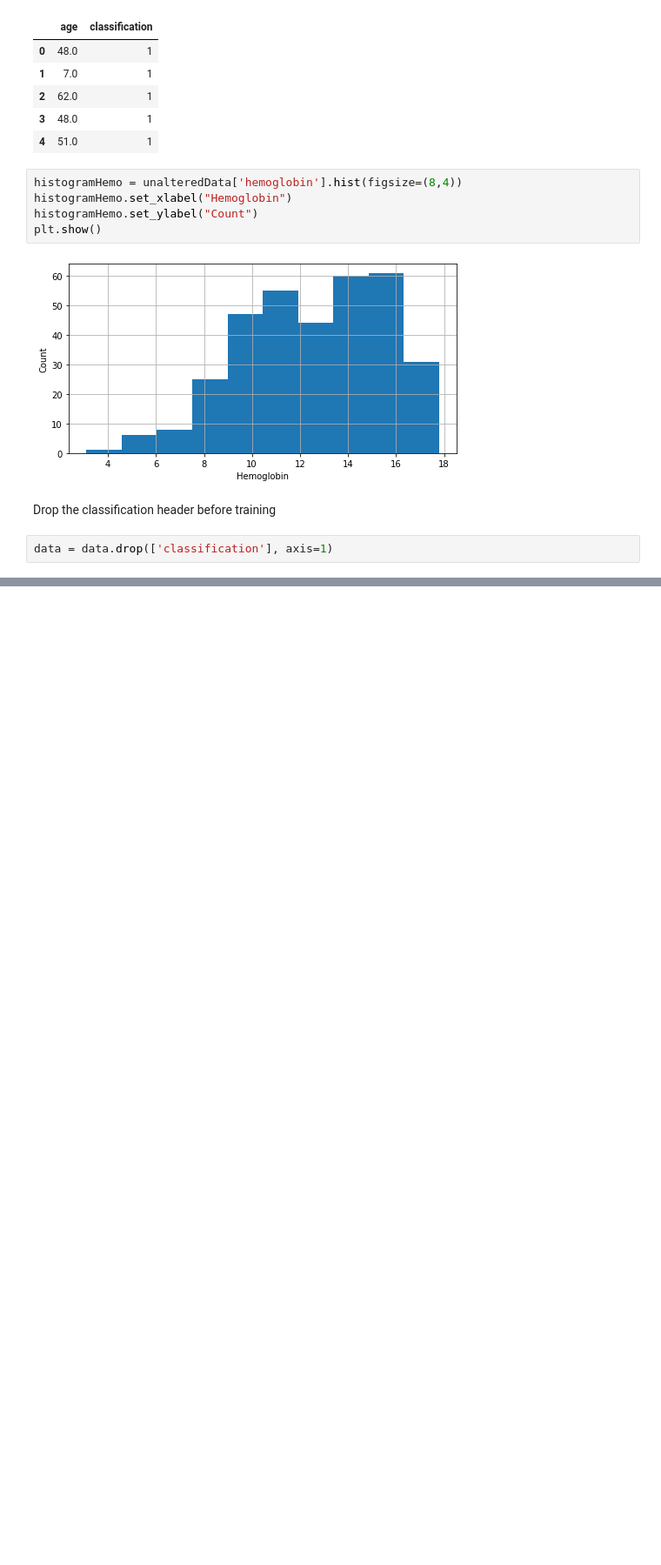
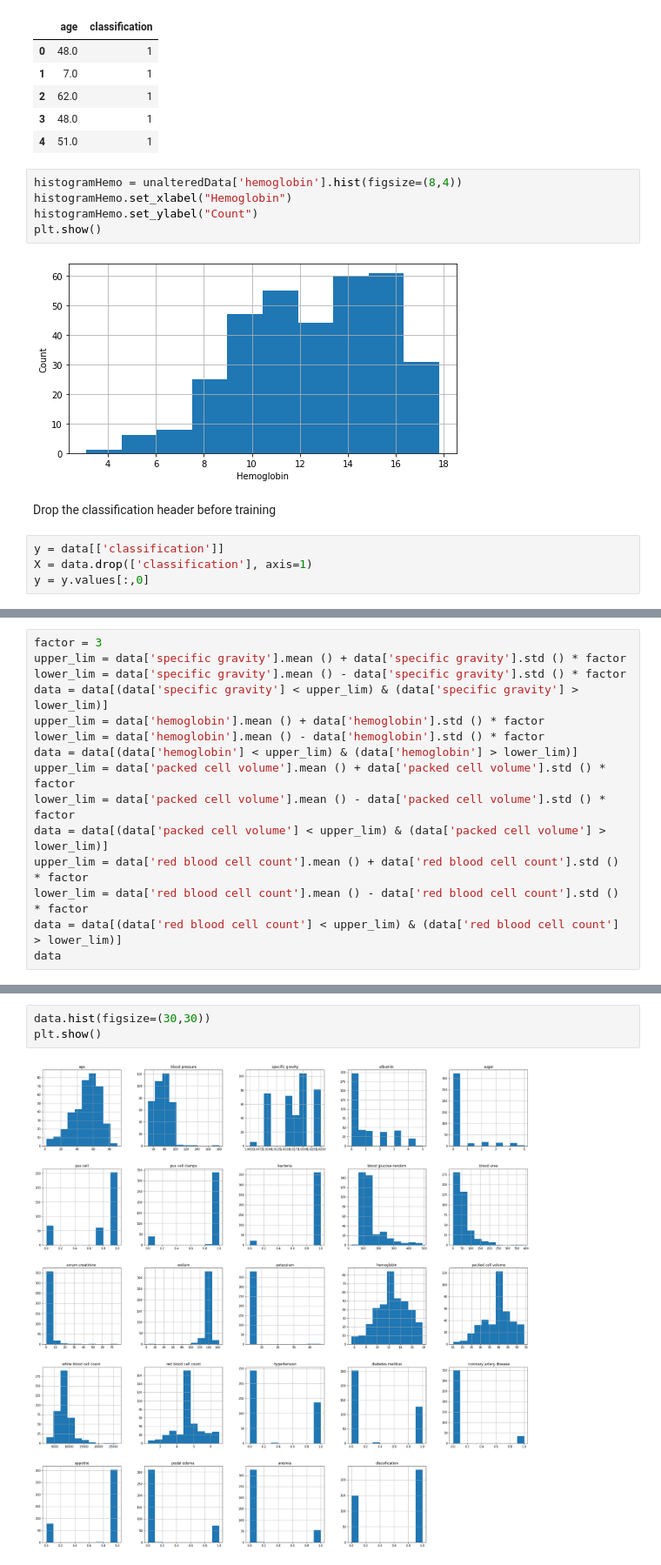
Before and after one commit to MHR1985/DSC_ExamProject, a Jupyter notebook: Python/kidneyNotebook.ipynb, the cells around one changed output, grey strips where cells are left out. Shown at 87% size. Cells and saved outputs as stored; diff of their text form; blank space fills up the shorter version.

```diff
--- a/Python/kidneyNotebook.ipynb
+++ b/Python/kidneyNotebook.ipynb
@@ -265,4 +271,6 @@ plt.show()
 # %% [markdown]
 Drop the classification header before training
 # %%
-data = data.drop(['classification'], axis=1)
+y = data[['classification']]
+X = data.drop(['classification'], axis=1)
+y = y.values[:,0]
@@ -268,0 +341,15 @@ data = data.drop(['classification'], axis=1)
+# %%
+factor = 3
+upper_lim = data['specific gravity'].mean () + data['specific gravity'].std () * factor
+lower_lim = data['specific gravity'].mean () - data['specific gravity'].std () * factor
+data = data[(data['specific gravity'] < upper_lim) & (data['specific gravity'] > lower_lim)]
+upper_lim = data['hemoglobin'].mean () + data['hemoglobin'].std () * factor
+lower_lim = data['hemoglobin'].mean () - data['hemoglobin'].std () * factor
+data = data[(data['hemoglobin'] < upper_lim) & (data['hemoglobin'] > lower_lim)]
+upper_lim = data['packed cell volume'].mean () + data['packed cell volume'].std () * factor
+lower_lim = data['packed cell volume'].mean () - data['packed cell volume'].std () * factor
+data = data[(data['packed cell volume'] < upper_lim) & (data['packed cell volume'] > lower_lim)]
+upper_lim = data['red blood cell count'].mean () + data['red blood cell count'].std () * factor
+lower_lim = data['red blood cell count'].mean () - data['red blood cell count'].std () * factor
+data = data[(data['red blood cell count'] < upper_lim) & (data['red blood cell count'] > lower_lim)]
+data
@@ -268,0 +370,5 @@ data = data.drop(['classification'], axis=1)
+# %%
+data.hist(figsize=(30,30))
+plt.show()
+# %% [output]
+[figure, added]
```
Also changed, not shown: parts of 15 cells of this notebook, 2 other files.
